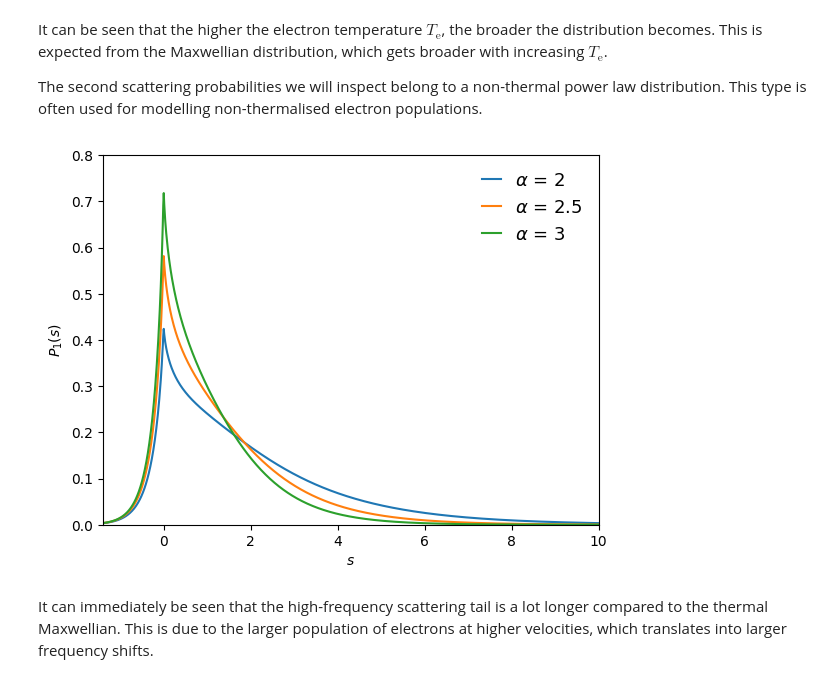
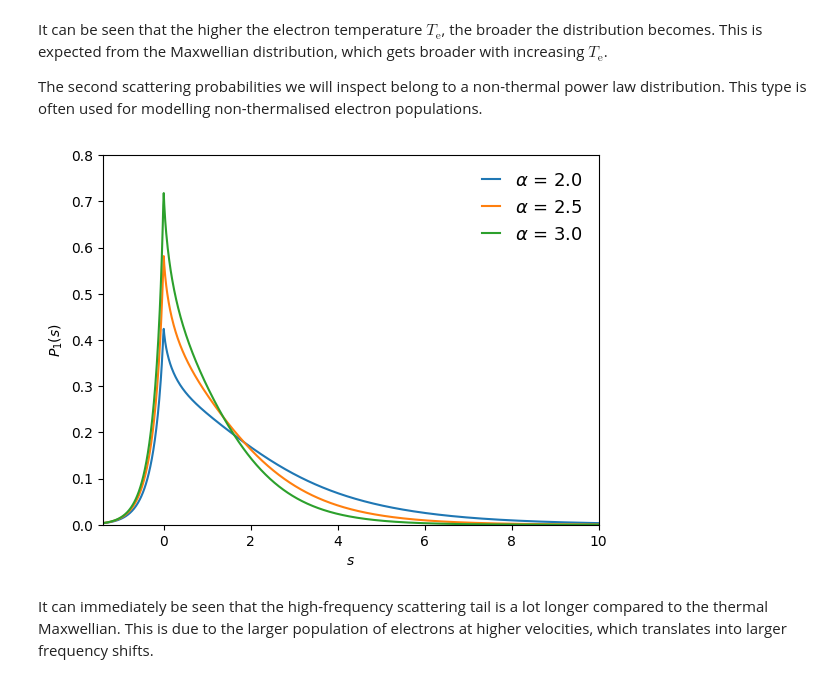
Before and after one commit to arendMoerman/MockSZ, a Jupyter notebook: etc/demos/MultiElectronScattering.ipynb, the cells around one changed output. Cells and saved outputs as stored; diff of their text form; code cells hidden in the pictures.

```diff
--- a/etc/demos/MultiElectronScattering.ipynb
+++ b/etc/demos/MultiElectronScattering.ipynb
@@ -11,19 +11,18 @@ import matplotlib.pyplot as pt
 import MockSZ.MultiStats as MMulti
 import MockSZ.Conversions as MConv
 
-Te = MConv.eV_To_Temp(np.array([1, 3, 9]) * 5.1e3)
+eV_arr = np.array([5.1, 15.3, 45.9]) * 1e3
+Te = MConv.eV_Temp(eV_arr)
+
 num_arr = 1000
 
 s = np.linspace(-1.4, 1.4, num=num_arr)
 
-amplitudes0 = MMulti.getP1_RM(s, Te[0])
-amplitudes1 = MMulti.getP1_RM(s, Te[1])
-amplitudes2 = MMulti.getP1_RM(s, Te[2])
+fig, ax = pt.subplots(1,1)
+for i in range(3):
+    amp = MMulti.getP1_RM(s, Te[i])
+    ax.plot(s, amp, label=r"$T_\mathrm{e}$" + f" = {eV_arr[i] * 1e-3:.1f} KeV")
 
-fig, ax = pt.subplots(1,1)
-ax.plot(s, amplitudes0, label=r"$T_\mathrm{e}$ = 5.1 KeV")
-ax.plot(s, amplitudes1, label=r"$T_\mathrm{e}$ = 15.3 KeV")
-ax.plot(s, amplitudes2, label=r"$T_\mathrm{e}$ = 45.9 KeV")
 ax.set_ylim(0, 5)
 ax.set_xlim(-1.4, 1.4)
 
@@ -41,24 +40,20 @@ The second scattering probabilities we will inspect belong to a non-thermal powe
 # %%
 alpha = np.array([2, 2.5, 3])
 s = np.linspace(-1.4, 10, num=num_arr)
 
-amplitudes0 = MMulti.getP1_PL(s, alpha[0])
-amplitudes1 = MMulti.getP1_PL(s, alpha[1])
-amplitudes2 = MMulti.getP1_PL(s, alpha[2])
-
 fig, ax = pt.subplots(1,1)
-ax.plot(s, amplitudes0, label=r"$\alpha$ = 2")
-ax.plot(s, amplitudes1, label=r"$\alpha$ = 2.5")
-ax.plot(s, amplitudes2, label=r"$\alpha$ = 3")
+for i in range(3):
+    amp = MMulti.getP1_PL(s, alpha[i])
+    ax.plot(s, amp, label=r"$\alpha$" + f" = {alpha[i]:.1f}")
 ax.set_ylim(0, 0.8)
 ax.set_xlim(-1.4, 10)
 
 ax.set_ylabel(r"$P_1(s)$")
 ax.set_xlabel(r"$s$")
 ax.legend(frameon=False, prop={'size': 13},handlelength=1)
 
 pt.show()
 # %% [output]
-[figure, old version]
+[figure, new version]
 # %% [markdown]
 It can immediately be seen that the high-frequency scattering tail is a lot longer compared to the thermal Maxwellian. This is due to the larger population of electrons at higher velocities, which translates into larger frequency shifts.
```
Also changed, not shown: 5 other files.
